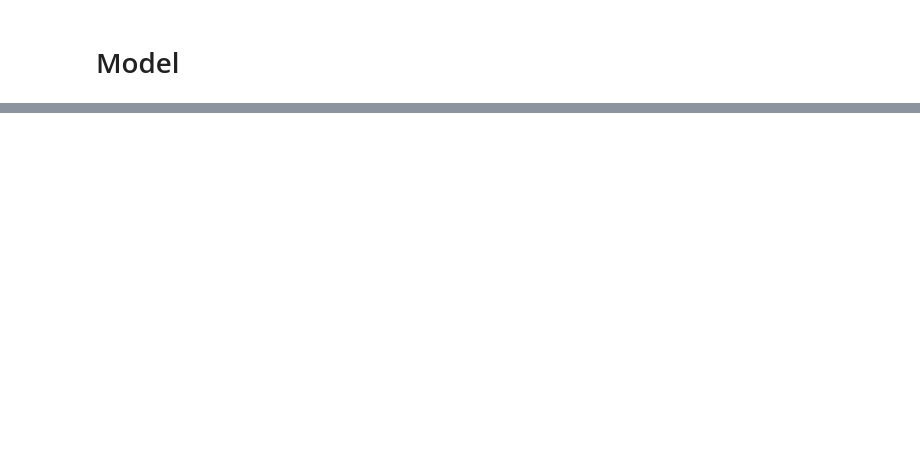
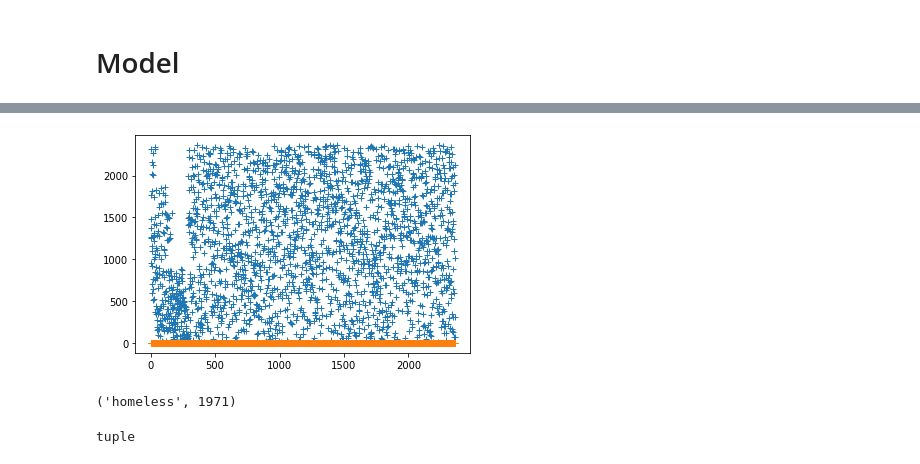
Before and after one commit to gvsa123/blogspot_scraper, a Jupyter notebook: gensim.ipynb, the cells around one changed output, grey strips where cells are left out. Cells and saved outputs as stored; diff of their text form; code cells hidden in the pictures; blank space fills up the shorter version.

```diff
--- a/gensim.ipynb
+++ b/gensim.ipynb
@@ -222,0 +361,5 @@ lsi_model.print_topics(2)
+# %%
+plt.plot(cos_sim, '+') # Does not mean anything? Clusters; K-nearest neighbor?
+plt.show()
+# %% [output]
+[figure, added]
@@ -222,0 +368,8 @@ lsi_model.print_topics(2)
+# %%
+c.most_common_list[0]
+# %% [output]
+('homeless', 1971)
+# %%
+type(c.most_common_list[0])
+# %% [output]
+tuple
```
Also changed, not shown: parts of 87 cells of this notebook, 7 other files.
